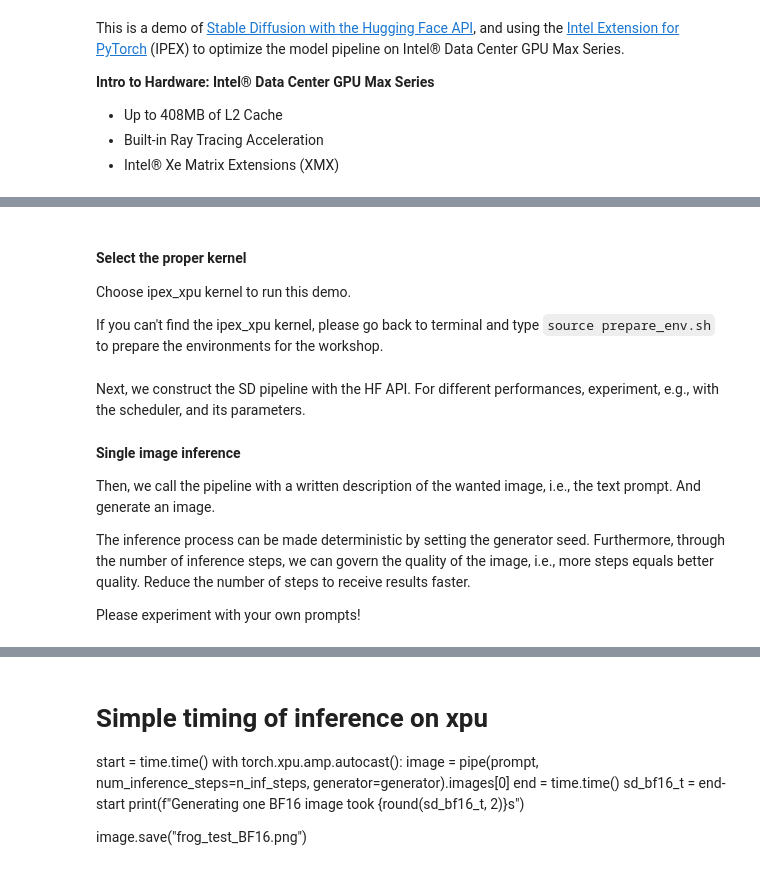
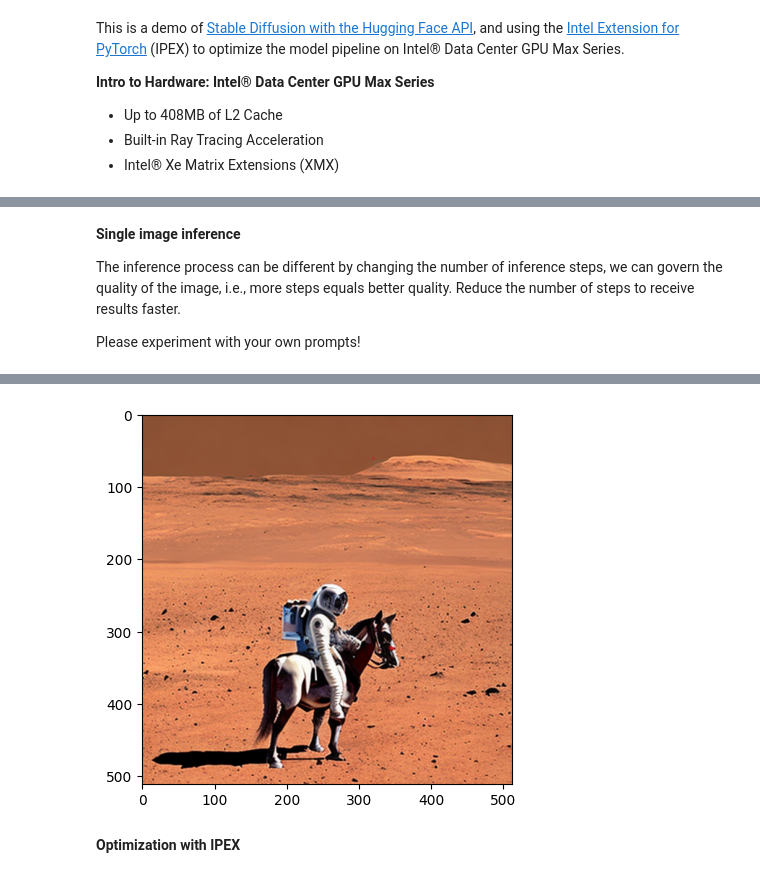
Before and after one commit to ZhaoqiongZ/oneapi-devsummit-apj-2023, a Jupyter notebook: sd_ipex_pvc.ipynb, the cells around one changed output, grey strips where cells are left out. Drawn from its saved outputs; the diff is of its cells as text; code cells hidden in the pictures.

Commit message:
update demo

````diff
--- a/sd_ipex_pvc.ipynb
+++ b/sd_ipex_pvc.ipynb
@@ -20,10 +43,3 @@ The demo consists of the following steps:
-# %% [markdown]
-#### Select the proper kernel
-
-Choose ipex_xpu kernel to run this demo.
-
-
-If you can't find the ipex_xpu kernel, please go back to terminal and type ```source prepare_env.sh``` to prepare the environments for the workshop.
 # %%
 import torch
 
@@ -42,34 +58,26 @@ model_id = "stabilityai/stable-diffusion-2-1-base"
 
 pipe = StableDiffusionPipeline.from_pretrained(model_id)
 pipe.scheduler = DPMSolverMultistepScheduler.from_config(pipe.scheduler.config)
-# %% [markdown]
-Next, we construct the SD pipeline with the HF API. For different performances, experiment, e.g., with the scheduler, and its parameters.
 # %% [markdown]
 **Single image inference**
 
-Then, we call the pipeline with a written description of the wanted image, i.e., the text prompt. And generate an image.
-
-The inference process can be made deterministic by setting the generator seed. Furthermore, through the number of inference steps, we can govern the quality of the image, i.e., more steps equals better quality. Reduce the number of steps to receive results faster.
+The inference process can be different by changing the number of inference steps, we can govern the quality of the image, i.e., more steps equals better quality. Reduce the number of steps to receive results faster.
 
 Please experiment with your own prompts!
 # %%
 # Define the prompt for the image generation
-prompt = "Painting of a frog with hat on a bicycle cycling in New York City at a beautiful dusk with a traffic jam and moody people in the style of Picasso"
+prompt = "a photo of an astronaut riding a horse on mars"
 
 # Set the number of iterations for the image generation
 n_inf_steps = 20
 
-# # Setting seed for deterministic output
-# seed = 701
-# generator = torch.Generator("cpu").manual_seed(seed)
-
 # Simple timing of inference
 start = time.time()
-# image = pipeline(prompt, num_inference_steps=n_inf_steps, generator=generator).images[0]
 image = pipe(prompt, num_inference_steps=n_inf_steps).images[0]
 end = time.time()
-sd_fp32_t = end-start
-print(f"Generating one FP32 image took {round(sd_fp32_t, 2)}s")
+sd_cpu_t = end-start
+print(f"Generating one FP32 image took {round(sd_cpu_t, 2)}s")
 
-image.save("frog_test_FP32.png")
+imgplot = plt.imshow(image)
+plt.show()
 # %% [output]
@@ -76,0 +85 @@ Generating one FP32 image took 24.17s
+[figure, added]
@@ -102,10 +86,2 @@ image.save("frog_test_xpu.png")
 # %% [markdown]
-# Simple timing of inference on xpu
-start = time.time()
-with torch.xpu.amp.autocast():
-    image = pipe(prompt, num_inference_steps=n_inf_steps, generator=generator).images[0]
-end = time.time()
-sd_bf16_t = end-start
-print(f"Generating one BF16 image took {round(sd_bf16_t, 2)}s")
-
-image.save("frog_test_BF16.png")
+**Optimization with IPEX**
````
Also changed, not shown: parts of 6 cells of this notebook, 1 other file.
